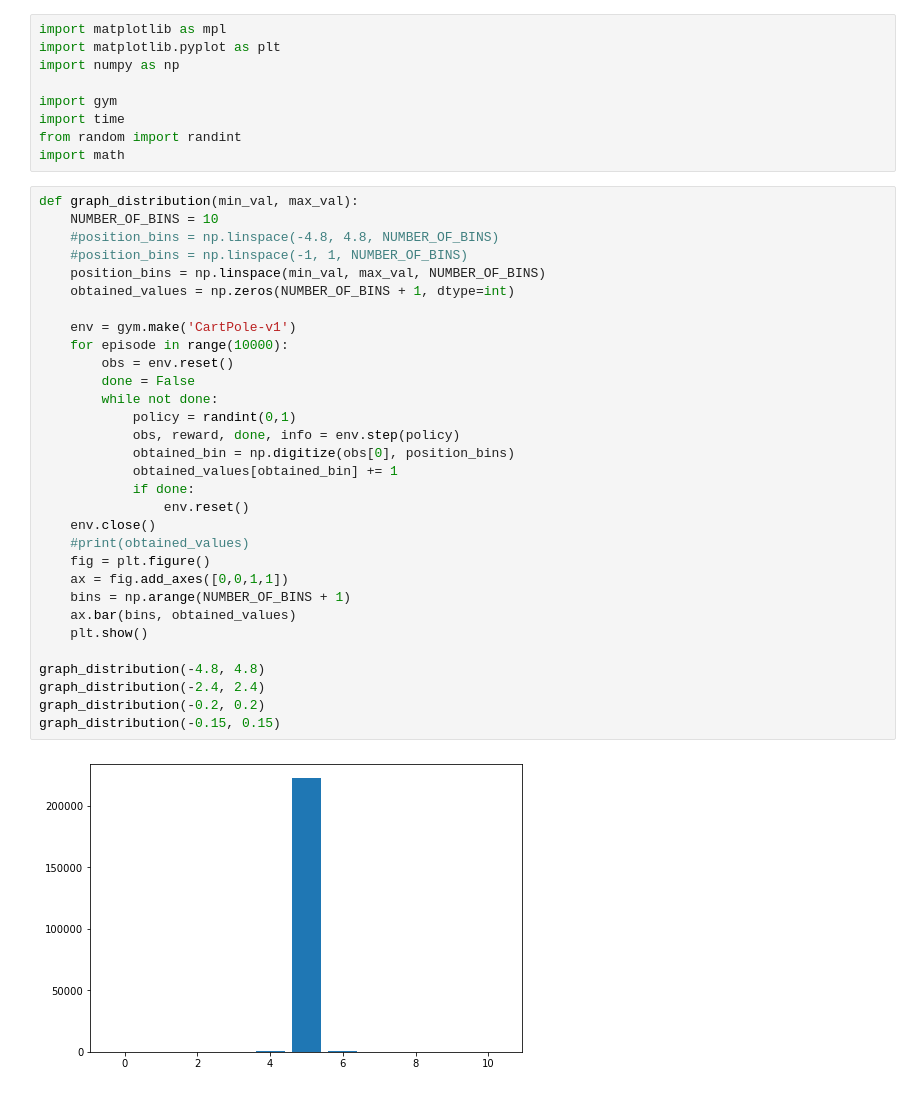
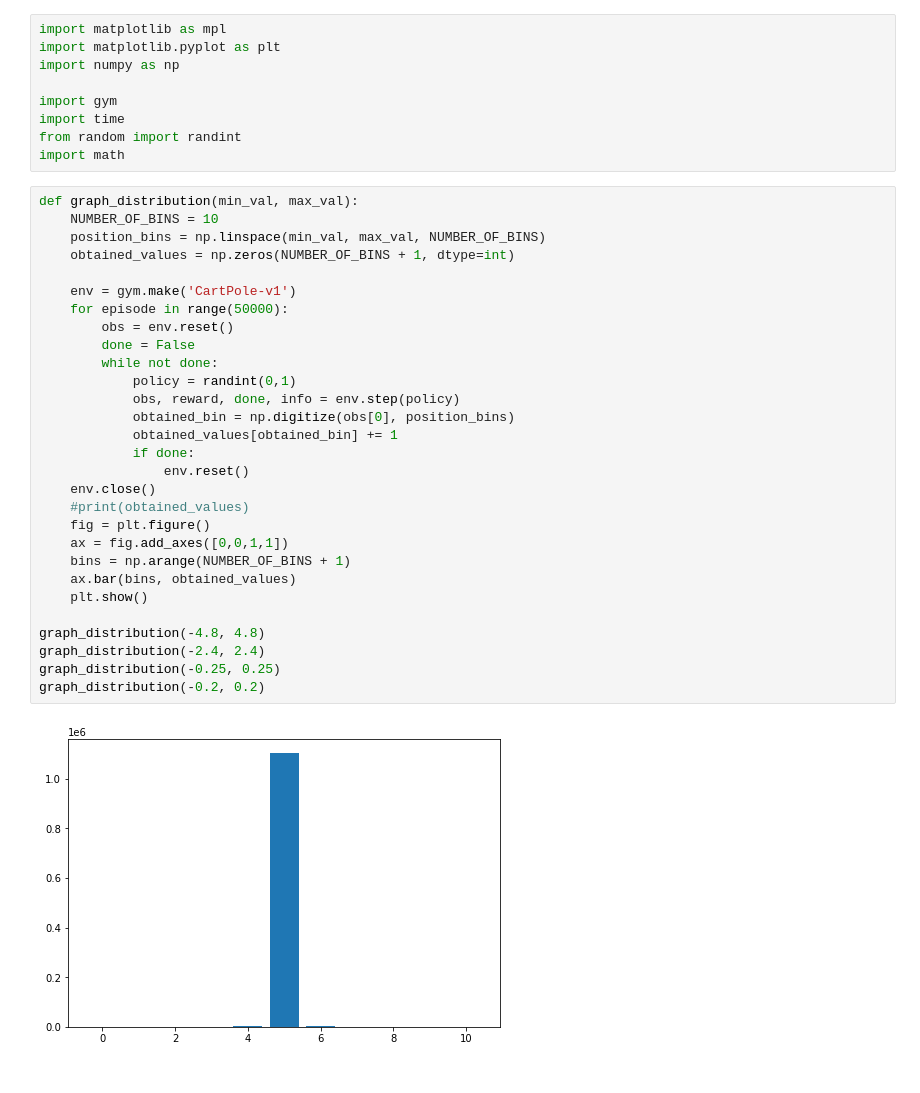
Before and after one commit to sobraljuanpa/EntregaIA, a Jupyter notebook: graphs.ipynb, the cells around one changed output. Drawn from its saved outputs; the diff is of its cells as text.

```diff
--- a/graphs.ipynb
+++ b/graphs.ipynb
@@ -10,33 +10,31 @@ import math
 # %%
 def graph_distribution(min_val, max_val):
     NUMBER_OF_BINS = 10
-    #position_bins = np.linspace(-4.8, 4.8, NUMBER_OF_BINS)
-    #position_bins = np.linspace(-1, 1, NUMBER_OF_BINS)
     position_bins = np.linspace(min_val, max_val, NUMBER_OF_BINS)
     obtained_values = np.zeros(NUMBER_OF_BINS + 1, dtype=int)
 
     env = gym.make('CartPole-v1')
-    for episode in range(10000):
+    for episode in range(50000):
         obs = env.reset()
         done = False
         while not done:
             policy = randint(0,1)
             obs, reward, done, info = env.step(policy)
             obtained_bin = np.digitize(obs[0], position_bins)
             obtained_values[obtained_bin] += 1
             if done:
                 env.reset()
     env.close()
     #print(obtained_values)
     fig = plt.figure()
     ax = fig.add_axes([0,0,1,1])
     bins = np.arange(NUMBER_OF_BINS + 1)
     ax.bar(bins, obtained_values)
     plt.show()
 
 graph_distribution(-4.8, 4.8)
 graph_distribution(-2.4, 2.4)
+graph_distribution(-0.25, 0.25)
 graph_distribution(-0.2, 0.2)
-graph_distribution(-0.15, 0.15)
 # %% [output]
-[figure, old version]
+[figure, new version]
```
Also changed, not shown: parts of 5 cells of this notebook.
